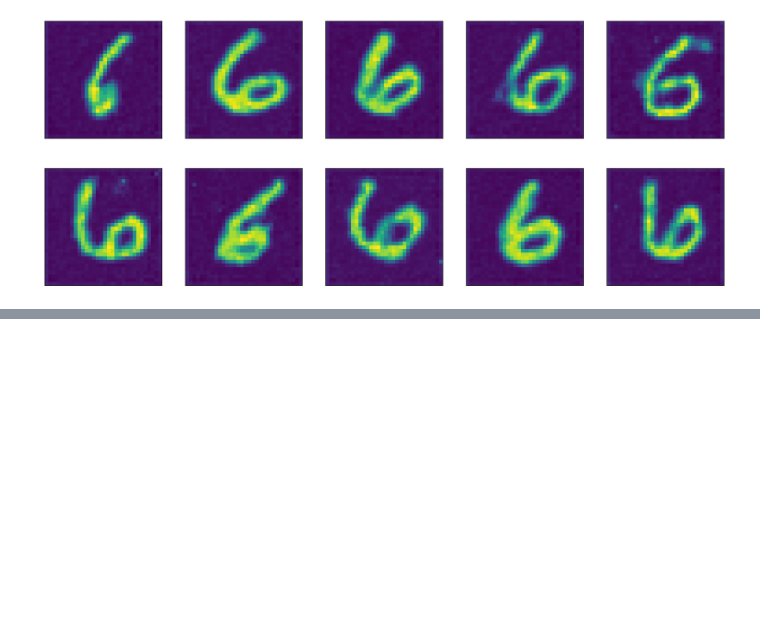
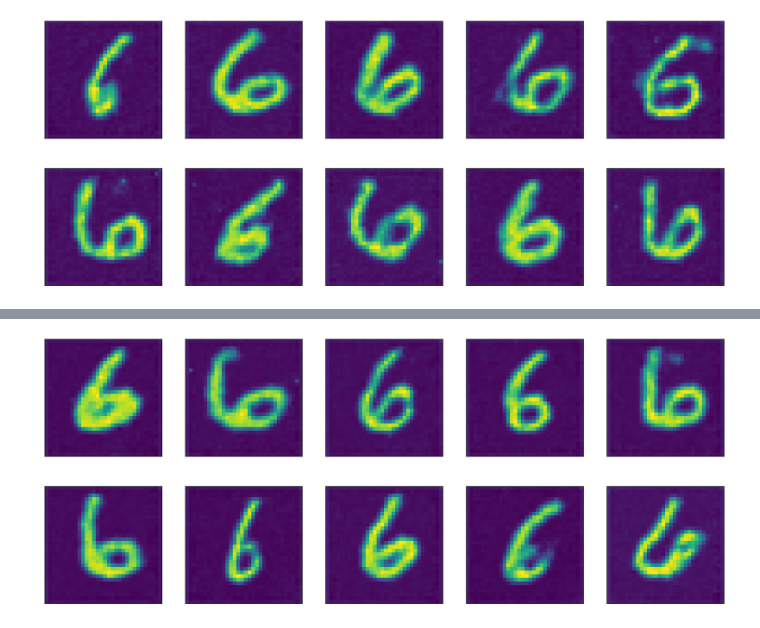
Before and after one commit to HeiseMax/RectifiedFlow, a Jupyter notebook: MNIST_6.ipynb, the cells around one changed output, grey strips where cells are left out. Saved outputs shown, nothing was run; the diff lists cells and outputs as text; code cells hidden in the pictures; blank space fills up the shorter version.

```diff
--- a/MNIST_6.ipynb
+++ b/MNIST_6.ipynb
@@ -270,0 +158,4 @@ plt.show()
+# %%
+show_samples_array(rectified_flow_reflow, samples, 2, 5, 100, device)
+# %% [output]
+[figure, added]
```
Also changed, not shown: parts of 13 cells of this notebook, 7 other files.
